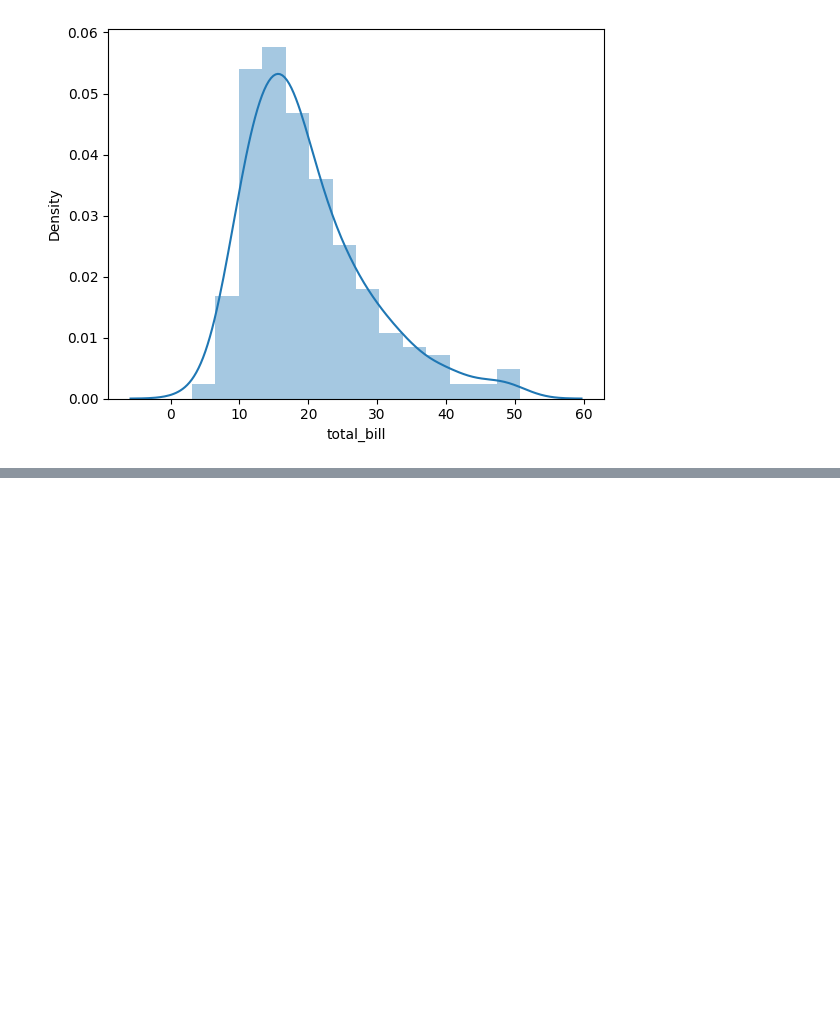
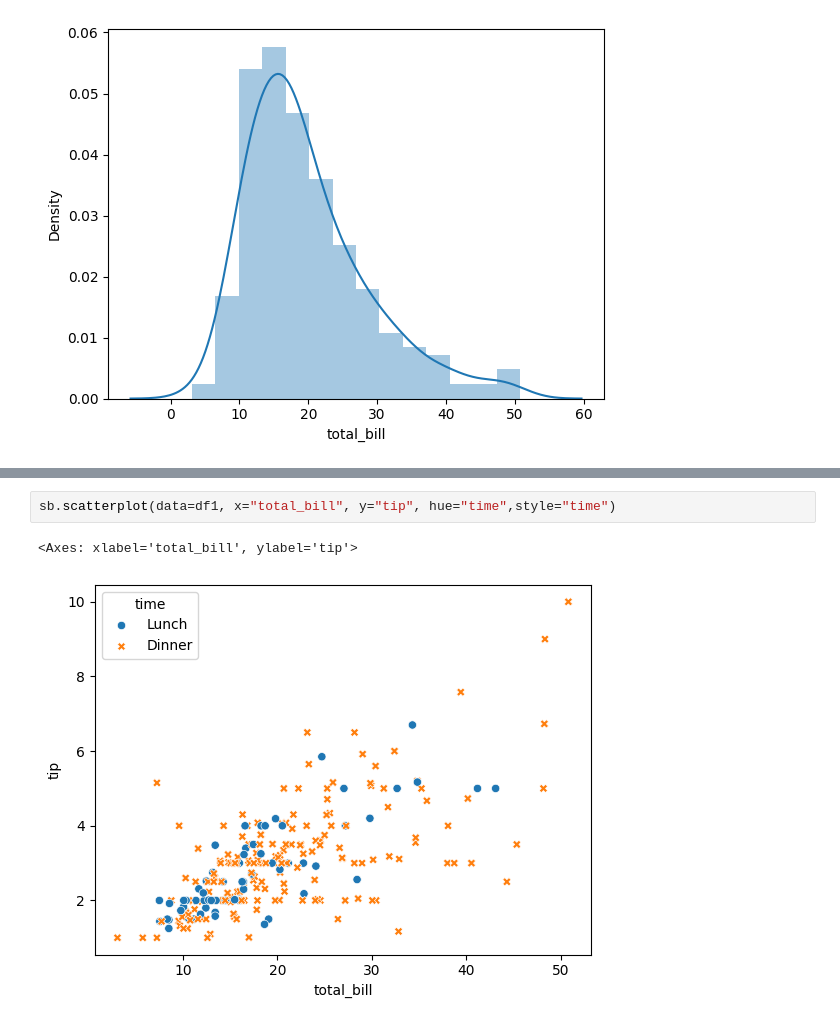
Before and after one commit to sajidhasan2011/Seaborn-library-in-Python, a Jupyter notebook: tips.ipynb, the cells around one changed output, grey strips where cells are left out. Saved outputs shown, nothing was run; the diff lists cells and outputs as text; blank space fills up the shorter version.

```diff
--- a/tips.ipynb
+++ b/tips.ipynb
@@ -39,0 +45,5 @@ https://gist.github.com/mwaskom/de44147ed2974457ad6372750bbe5751
+# %%
+sb.scatterplot(data=df1, x="total_bill", y="tip", hue="time",style="time")
+# %% [output]
+<Axes: xlabel='total_bill', ylabel='tip'>
+[figure, added]
```
Also changed, not shown: parts of 2 cells of this notebook.
